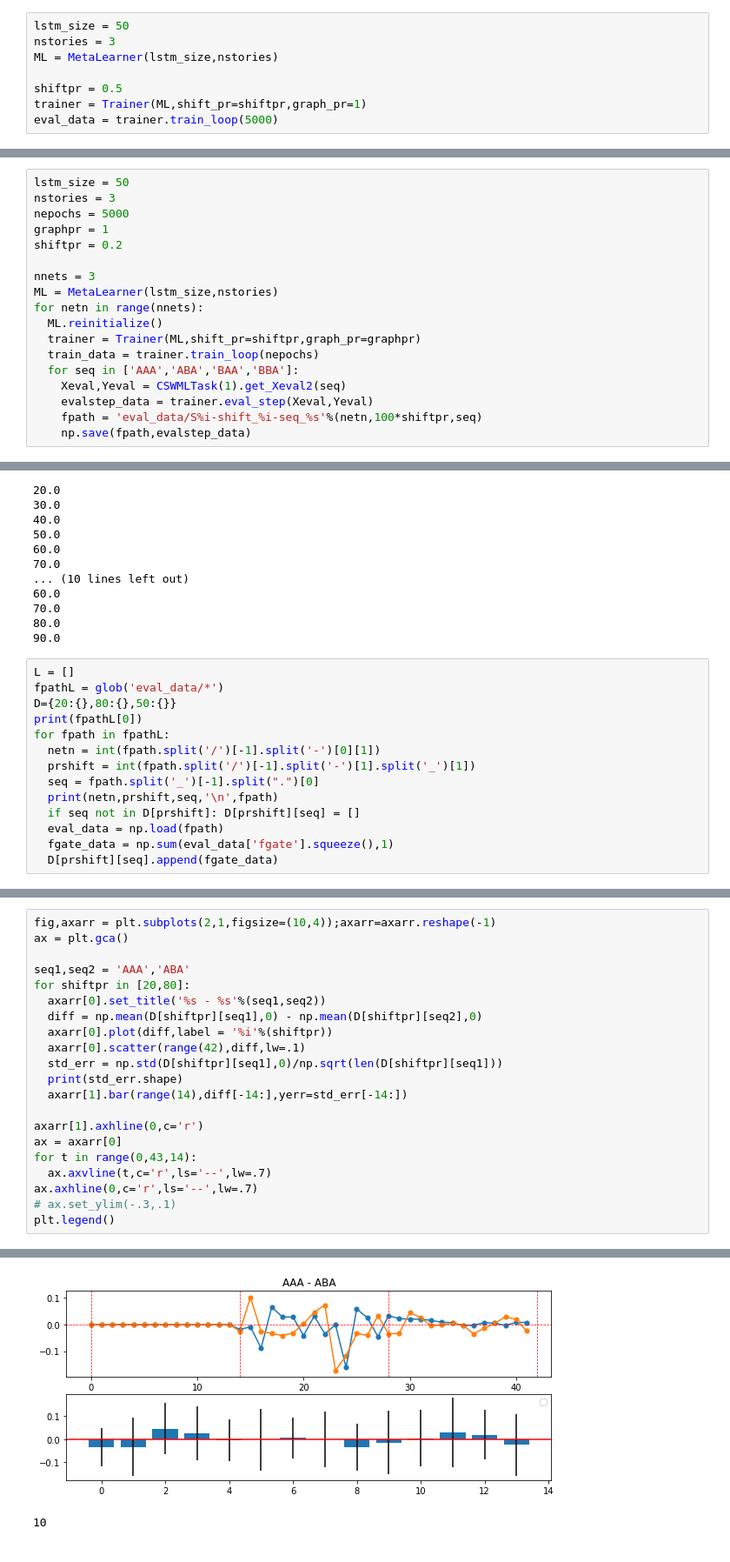
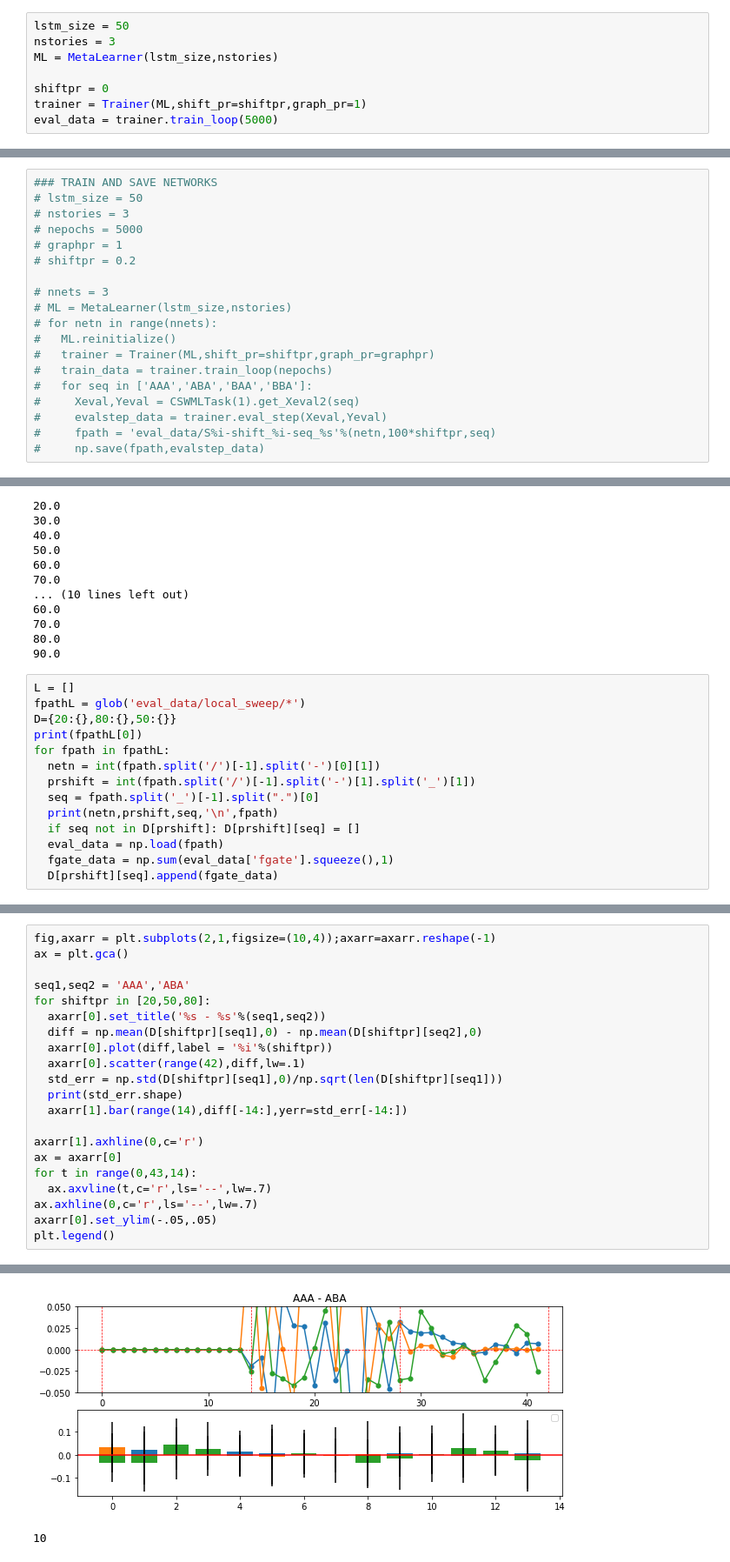
Before and after one commit to andrebeu/cswNets, a Jupyter notebook: cswNets.ipynb, the cells around one changed output, grey strips where cells are left out. Shown at 87% size. Cells and saved outputs as stored; diff of their text form.

Commit message:
sweep fgate

```diff
--- a/cswNets.ipynb
+++ b/cswNets.ipynb
@@ -22,7 +25,7 @@ lstm_size = 50
 nstories = 3
 ML = MetaLearner(lstm_size,nstories)
 
-shiftpr = 0.5
+shiftpr = 0
 trainer = Trainer(ML,shift_pr=shiftpr,graph_pr=1)
 eval_data = trainer.train_loop(5000)
 # %% [output]
@@ -153,23 +156,24 @@ plt.savefig('figures/2stepcontext_effect_on_fgate')
 # %% [markdown]
 ## multiple networks fgate analysis
 # %%
-lstm_size = 50
-nstories = 3
-nepochs = 5000
-graphpr = 1
-shiftpr = 0.2
+### TRAIN AND SAVE NETWORKS
+# lstm_size = 50
+# nstories = 3
+# nepochs = 5000
+# graphpr = 1
+# shiftpr = 0.2
 
-nnets = 3
-ML = MetaLearner(lstm_size,nstories)
-for netn in range(nnets):
-  ML.reinitialize()
-  trainer = Trainer(ML,shift_pr=shiftpr,graph_pr=graphpr)
-  train_data = trainer.train_loop(nepochs)
-  for seq in ['AAA','ABA','BAA','BBA']:
-    Xeval,Yeval = CSWMLTask(1).get_Xeval2(seq)
-    evalstep_data = trainer.eval_step(Xeval,Yeval)
-    fpath = 'eval_data/S%i-shift_%i-seq_%s'%(netn,100*shiftpr,seq)
-    np.save(fpath,evalstep_data)
+# nnets = 3
+# ML = MetaLearner(lstm_size,nstories)
+# for netn in range(nnets):
+#   ML.reinitialize()
+#   trainer = Trainer(ML,shift_pr=shiftpr,graph_pr=graphpr)
+#   train_data = trainer.train_loop(nepochs)
+#   for seq in ['AAA','ABA','BAA','BBA']:
+#     Xeval,Yeval = CSWMLTask(1).get_Xeval2(seq)
+#     evalstep_data = trainer.eval_step(Xeval,Yeval)
+#     fpath = 'eval_data/S%i-shift_%i-seq_%s'%(netn,100*shiftpr,seq)
+#     np.save(fpath,evalstep_data)
 # %% [output]
 initializing sub01
 SGD01
@@ -190,7 +194,7 @@ reinitializing sub02
 90.0
 # %%
 L = []
-fpathL = glob('eval_data/*')
+fpathL = glob('eval_data/local_sweep/*')
 D={20:{},80:{},50:{}}
 print(fpathL[0])
 for fpath in fpathL:
@@ -225,7 +229,7 @@ fig,axarr = plt.subplots(2,1,figsize=(10,4));axarr=axarr.reshape(-1)
 ax = plt.gca()
 
 seq1,seq2 = 'AAA','ABA'
-for shiftpr in [20,80]:
+for shiftpr in [20,50,80]:
   axarr[0].set_title('%s - %s'%(seq1,seq2))
   diff = np.mean(D[shiftpr][seq1],0) - np.mean(D[shiftpr][seq2],0)
   axarr[0].plot(diff,label = '%i'%(shiftpr))
@@ -239,7 +243,7 @@ ax = axarr[0]
 for t in range(0,43,14):
   ax.axvline(t,c='r',ls='--',lw=.7)
 ax.axhline(0,c='r',ls='--',lw=.7)
-# ax.set_ylim(-.3,.1)
+axarr[0].set_ylim(-.05,.05)
 plt.legend()
 # %% [output]
 No handles with labels found to put in legend.
@@ -248,5 +253,5 @@ No handles with labels found to put in legend.
 <matplotlib.legend.Legend at 0x...>
-[figure, old version]
+[figure, new version]
 # %%
 # %% [output]
 10
```
Also changed, not shown: parts of 4 cells of this notebook, 7 other files.
